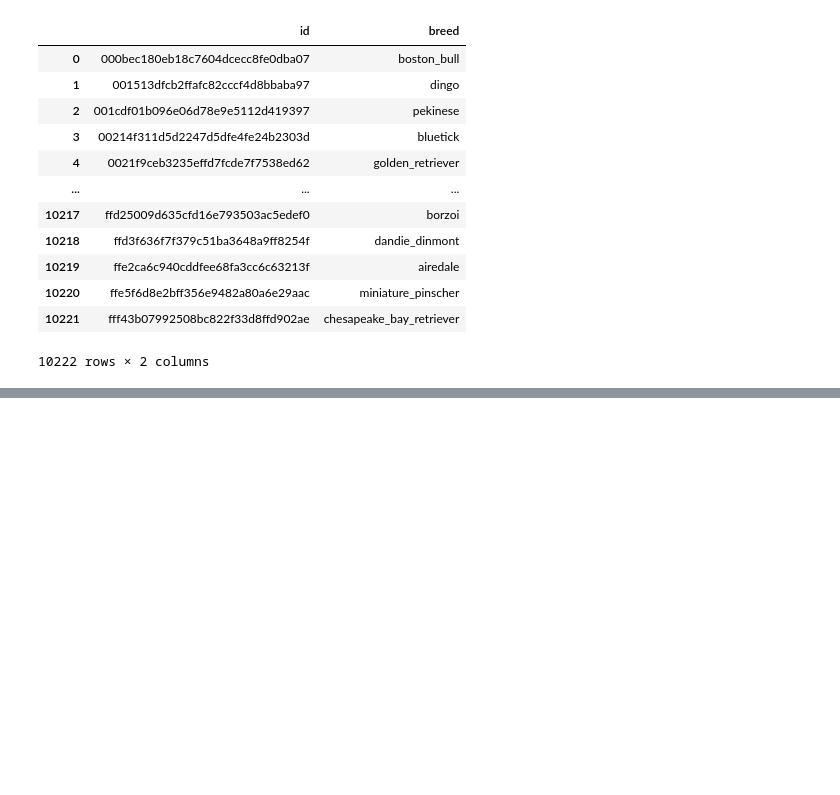
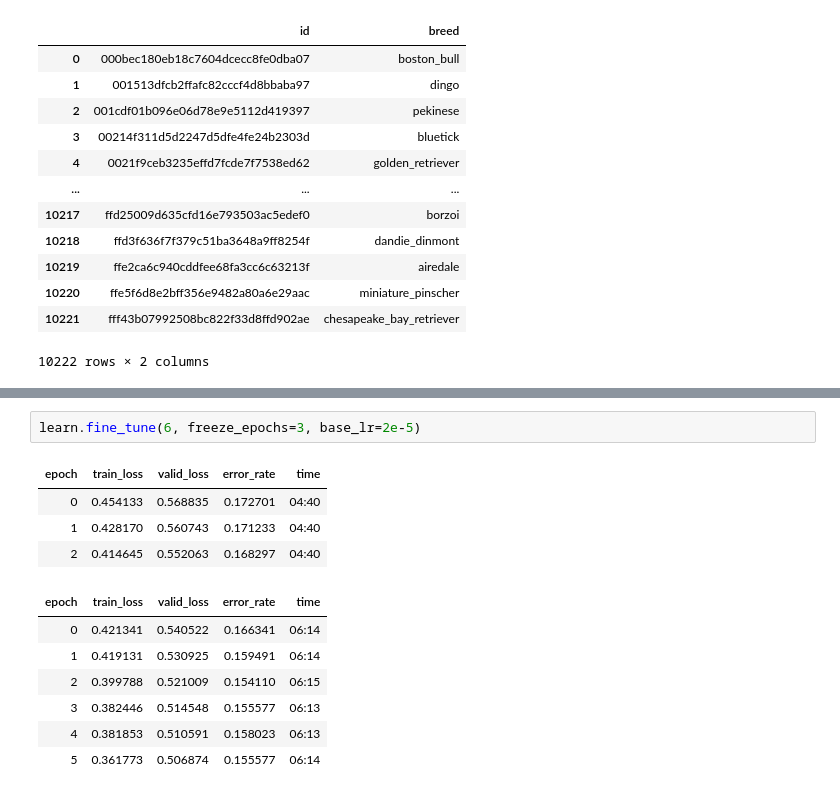
Before and after one commit to willystw/fastai-learning, a Jupyter notebook: dog-identification/Dog_Breed_Identification.ipynb, the cells around one changed output, grey strips where cells are left out. Drawn from its saved outputs; the diff is of its cells as text; blank space fills up the shorter version.

```diff
--- a/dog-identification/Dog_Breed_Identification.ipynb
+++ b/dog-identification/Dog_Breed_Identification.ipynb
@@ -160,0 +167,14 @@ learn.fit_one_cycle(12, lr_max=slice(1e-6,1e-4))
+# %%
+learn.fine_tune(6, freeze_epochs=3, base_lr=2e-5)
+# %% [output]
+| epoch | train_loss | valid_loss | error_rate | time |
+| 0 | 0.454133 | 0.568835 | 0.172701 | 04:40 |
+| 1 | 0.428170 | 0.560743 | 0.171233 | 04:40 |
+| 2 | 0.414645 | 0.552063 | 0.168297 | 04:40 |
+| epoch | train_loss | valid_loss | error_rate | time |
+| 0 | 0.421341 | 0.540522 | 0.166341 | 06:14 |
+| 1 | 0.419131 | 0.530925 | 0.159491 | 06:14 |
+| 2 | 0.399788 | 0.521009 | 0.154110 | 06:15 |
+| 3 | 0.382446 | 0.514548 | 0.155577 | 06:13 |
+| 4 | 0.381853 | 0.510591 | 0.158023 | 06:13 |
+| 5 | 0.361773 | 0.506874 | 0.155577 | 06:14 |
```
Also changed, not shown: parts of 11 cells of this notebook.
